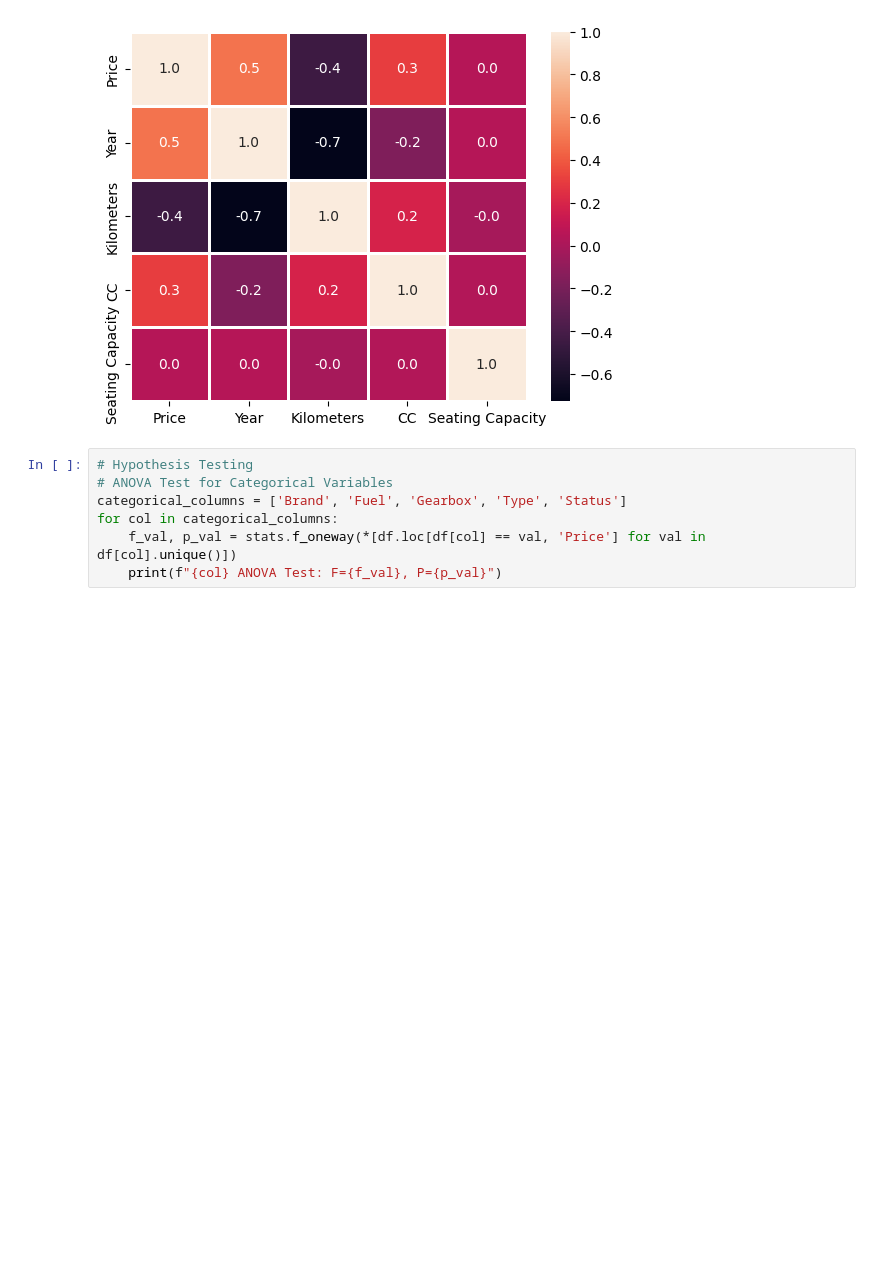
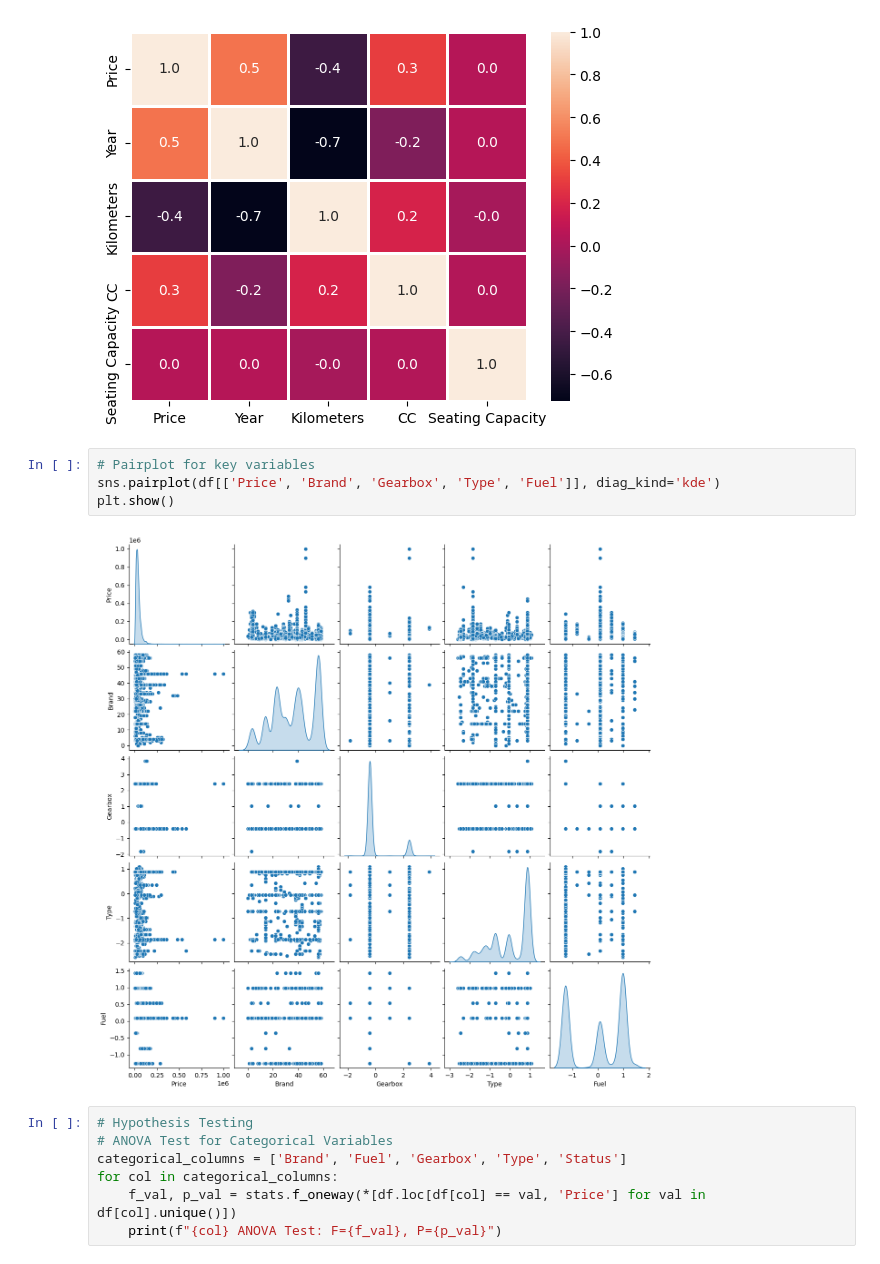
Before and after one commit to LuisMerc4do/DataSciencePractice, a Jupyter notebook: Assesment 3/Assesment3.ipynb, the cells around one changed output. Drawn from its saved outputs; the diff is of its cells as text; blank space fills up the shorter version.

```diff
--- a/Assesment 3/Assesment3.ipynb
+++ b/Assesment 3/Assesment3.ipynb
@@ -301,6 +314,12 @@ sns.heatmap(df.corr(numeric_only=True), annot=True, fmt='.1f', linewidths=1)
 plt.show()
 # %% [output]
 [figure]
+# %%
+# Pairplot for key variables
+sns.pairplot(df[['Price', 'Brand', 'Gearbox', 'Type', 'Fuel']], diag_kind='kde')
+plt.show()
+# %% [output]
+[figure, added]
 # %%
 # Hypothesis Testing
 # ANOVA Test for Categorical Variables
```
Also changed, not shown: parts of 11 cells of this notebook, 3 other files.
